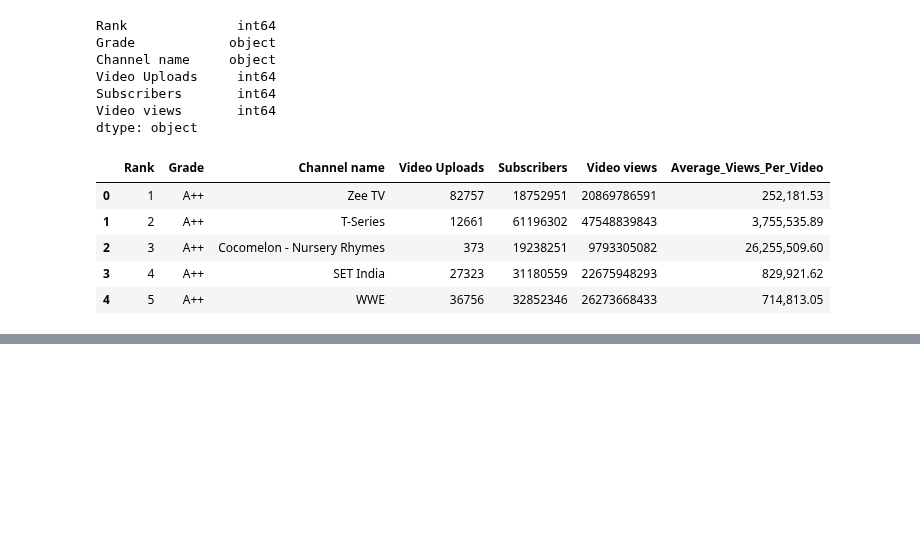
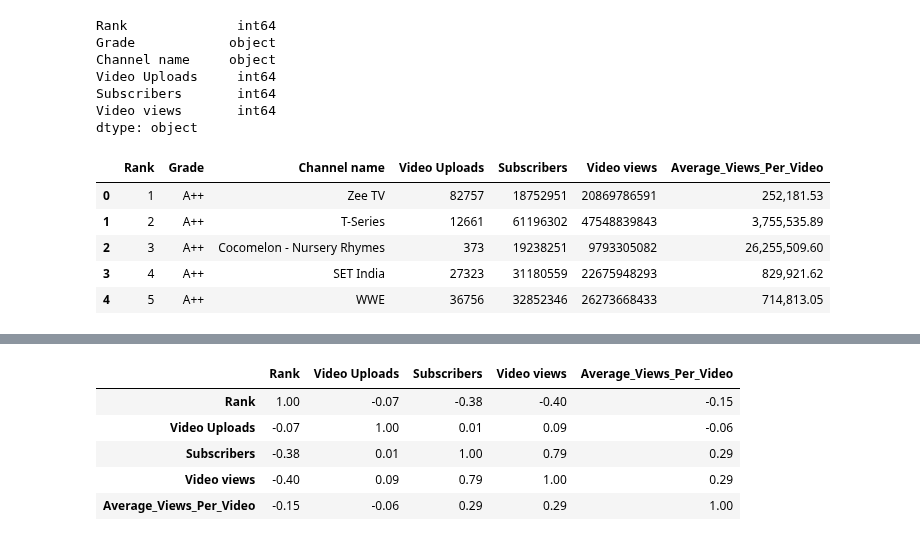
Before and after one commit to Dharmil4602/data-science-projects, a Jupyter notebook: Youtube Channel/channels.ipynb, the cells around one changed output, grey strips where cells are left out. Cells and saved outputs as stored; diff of their text form; code cells hidden in the pictures; blank space fills up the shorter version.

```diff
--- a/Youtube Channel/channels.ipynb
+++ b/Youtube Channel/channels.ipynb
@@ -189,0 +207,10 @@ data.head()
+# %%
+# Finding correlation matrix
+data.corr()
+# %% [output]
+|  | Rank | Video Uploads | Subscribers | Video views | Average_Views_Per_Video |
+| Rank | 1.00 | -0.07 | -0.38 | -0.40 | -0.15 |
+| Video Uploads | -0.07 | 1.00 | 0.01 | 0.09 | -0.06 |
+| Subscribers | -0.38 | 0.01 | 1.00 | 0.79 | 0.29 |
+| Video views | -0.40 | 0.09 | 0.79 | 1.00 | 0.29 |
+| Average_Views_Per_Video | -0.15 | -0.06 | 0.29 | 0.29 | 1.00 |
```
Also changed, not shown: parts of 2 cells of this notebook.
